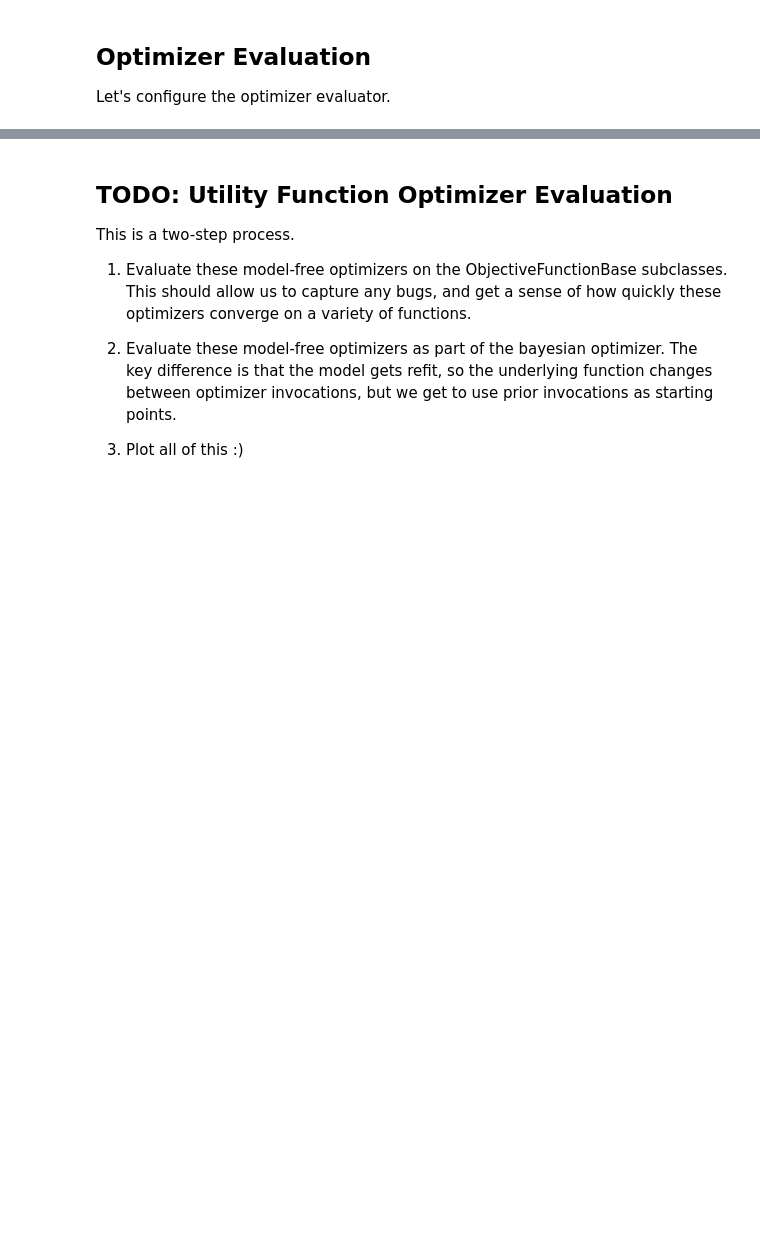
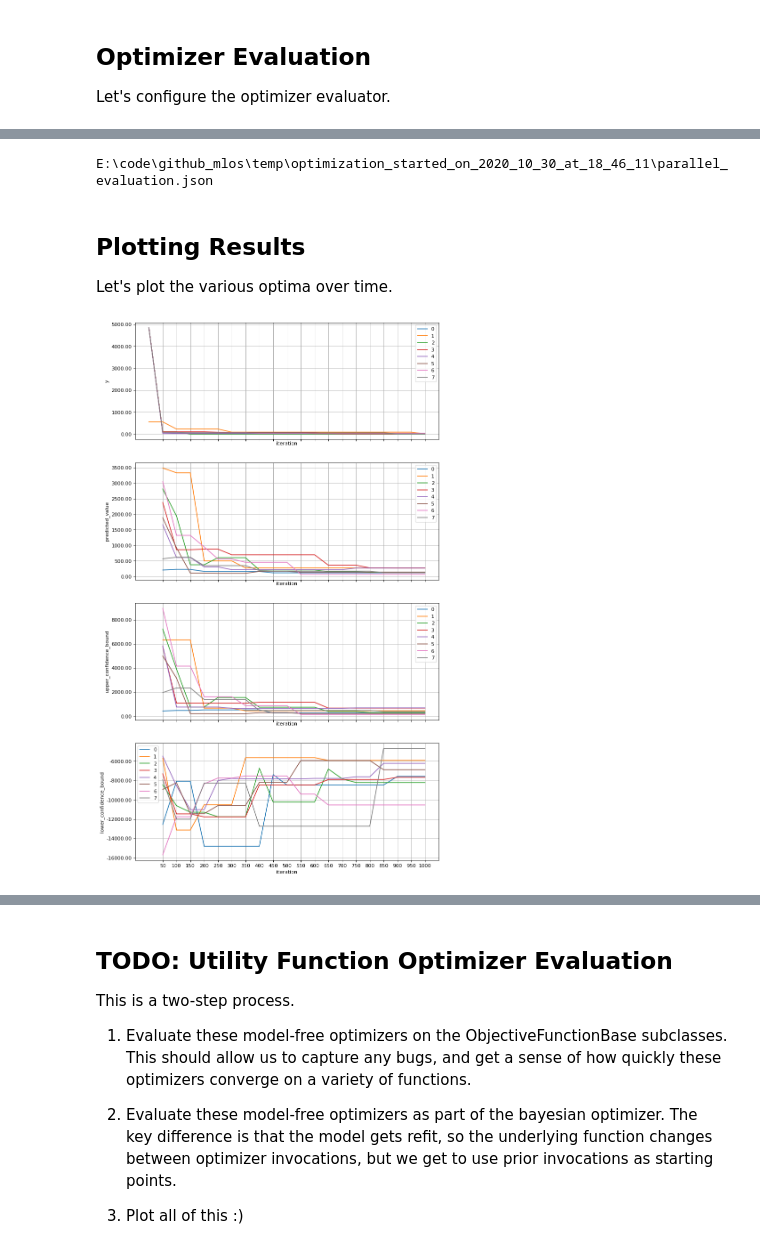
Before and after one commit to byte-sculptor/mlos_v2, a Jupyter notebook: source/Mlos.Notebooks/OptimizerEvaluationTools.ipynb, the cells around one changed output, grey strips where cells are left out. Saved outputs shown, nothing was run; the diff lists cells and outputs as text; code cells hidden in the pictures; blank space fills up the shorter version.

```diff
--- a/source/Mlos.Notebooks/OptimizerEvaluationTools.ipynb
+++ b/source/Mlos.Notebooks/OptimizerEvaluationTools.ipynb
@@ -112,6 +112,8 @@ objective_function_config.nested_polynomial_objective_config.polynomial_objectiv
 objective_function_config.nested_polynomial_objective_config.polynomial_objective_config.include_noise = False
 objective_function_config.nested_polynomial_objective_config.polynomial_objective_config.noice_coefficient_of_variation = 0.0
 
+
+objective_function_config = objective_function_config_store.get_config_by_name('three_level_quadratic')
 print("Objective function config:")
 print(objective_function_config.to_json(indent=2))
 # %% [output]
@@ -188,7 +176,7 @@ from mlos.OptimizerEvaluationTools.OptimizerEvaluator import OptimizerEvaluator,
 
 evaluator_config = optimizer_evaluator_config_store.default
 evaluator_config.num_iterations = 1000
-evaluator_config.evaluation_frequency = 100
+evaluator_config.evaluation_frequency = 50
 
 print(evaluator_config)
 # %% [output]
@@ -209,6 +197,8 @@ import concurrent.futures
 num_runs = 8
 max_workers = 8
 
+
+evaluation_reports = []
 with traced("parallel_evaluations"), concurrent.futures.ProcessPoolExecutor(max_workers=max_workers) as executor:
     outstanding_futures = set()
 
@@ -225,5 +215,6 @@ with traced("parallel_evaluations"), concurrent.futures.ProcessPoolExecutor(max_
 
     for future in done_futures:
         optimizer_evaluation_report = future.result()
+        evaluation_reports.append(optimizer_evaluation_report)
         global_values.tracer.trace_events.extend(optimizer_evaluation_report.execution_trace)
 # %% [output]
@@ -262,3 +237,0 @@ regression_model_fit_state = RegressionModelFitState()
-# %%
-logger = create_logger("Optimizer evaluation.")
-i = 0
@@ -312,16 +238,40 @@ best_predicted_value_df
+# %%
+evaluation_trace_file_path = os.path.join(optimizer_results_dir, "parallel_evaluation.json")
+print(evaluation_trace_file_path)
+global_values.tracer.dump_trace_to_file(output_file_path=evaluation_trace_file_path)
+# %% [output]
+E:\code\github_mlos\temp\optimization_started_on_2020_10_30_at_18_46_11\parallel_evaluation.json
+# %% [markdown]
+## Plotting Results
+Let's plot the various optima over time.
 # %%
 import matplotlib.pyplot as plt
 import matplotlib.ticker as mtick
-%matplotlib inline
 
-fig, axs = plt.subplots(1, figsize=(11, 20), dpi=80, sharex=True)
+from mlos.Optimizers.OptimumDefinition import OptimumDefinition
 
-axs.plot(best_observation_df['num_observations'], best_observation_df['y'], label='y')
-axs.plot(best_predicted_value_df['num_observations'], best_predicted_value_df['predicted_value'], label='predicted_value')
-axs.set_ylabel('y')
-axs.yaxis.set_major_formatter(mtick.FormatStrFormatter('%.2f'))
-axs.set_xticks(best_observation_df['num_observations'][::2])
-axs.grid(True)
-axs.set_xlabel('num_observations')
-axs.legend()
+fig, axs = plt.subplots(4, figsize=(11, 20), dpi=80, sharex=True)
+
+optimum_definition_names = [
+    OptimumDefinition.BEST_OBSERVATION.value,
+    OptimumDefinition.PREDICTED_VALUE_FOR_OBSERVED_CONFIG.value,
+    f"{OptimumDefinition.UPPER_CONFIDENCE_BOUND_FOR_OBSERVED_CONFIG.value}_99",
+    f"{OptimumDefinition.LOWER_CONFIDENCE_BOUND_FOR_OBSERVED_CONFIG.value}_99"
+]
+optimum_column_names = ['y', 'predicted_value', 'upper_confidence_bound', 'lower_confidence_bound']
+
+for i, (optimum_definition_name, optimum_column_name) in enumerate(zip(optimum_definition_names, optimum_column_names)):
+    for j, report in enumerate(evaluation_reports):
+        optimum_df = report.optima_over_time[optimum_definition_name].get_dataframe()
+        if len(optimum_df.index) > 0:
+            axs[i].plot(optimum_df['iteration'], optimum_df[optimum_column_name], label=j)
+            axs[i].set_xticks(optimum_df['iteration'])
+
+    axs[i].set_ylabel(optimum_column_name)
+    axs[i].yaxis.set_major_formatter(mtick.FormatStrFormatter('%.2f'))
+    axs[i].grid(True)
+    axs[i].set_xlabel('iteration')
+    axs[i].legend()
 fig.show()
+# %% [output]
+[figure, added]
```
Also changed, not shown: parts of 15 cells of this notebook, 3 other files.
